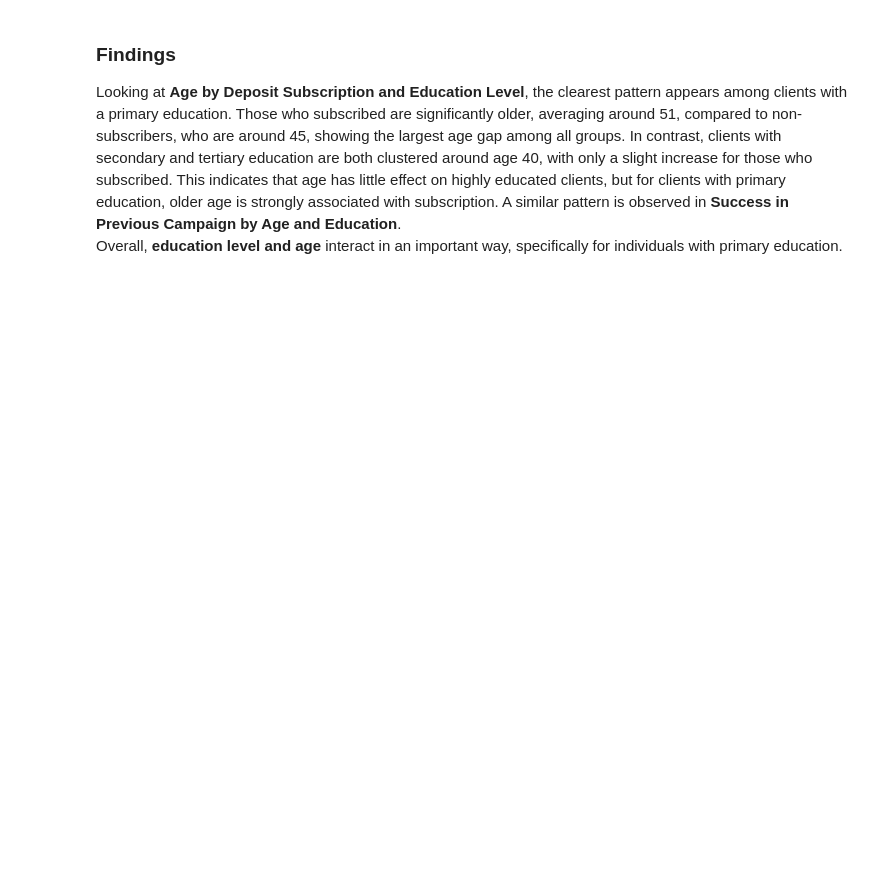
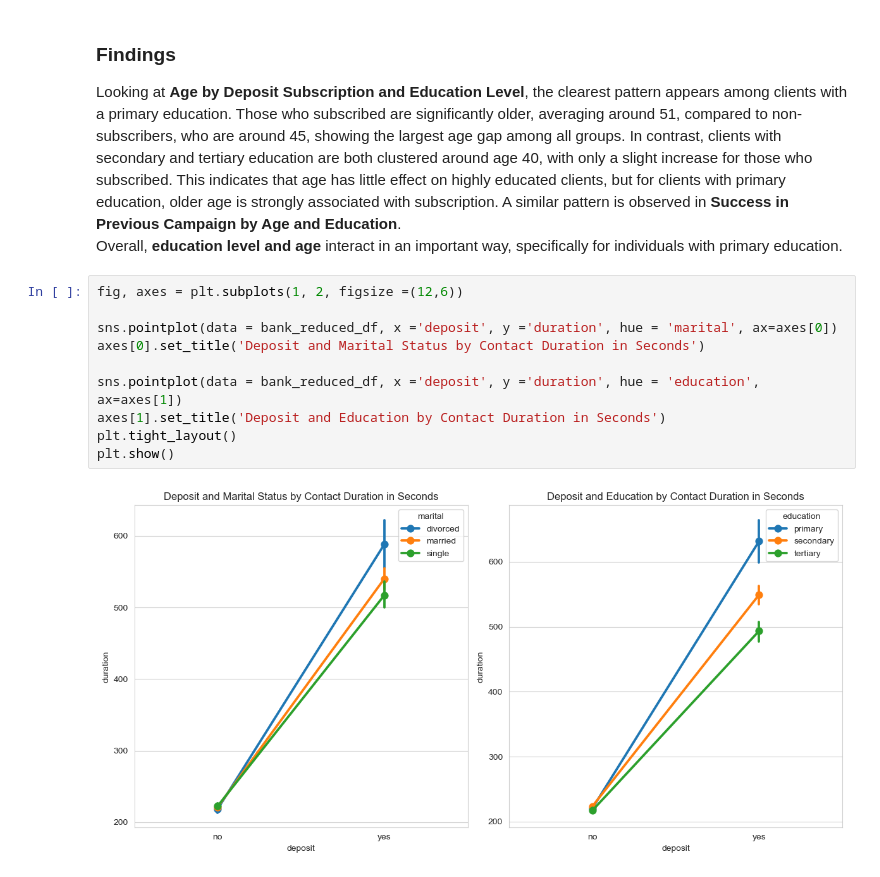
Before and after one commit to samermarroki/ADS500Bfinalproject, a Jupyter notebook: data_analysis/visualization_and_data_analysis.ipynb, the cells around one changed output. Saved outputs shown, nothing was run; the diff lists cells and outputs as text; blank space fills up the shorter version.

```diff
--- a/data_analysis/visualization_and_data_analysis.ipynb
+++ b/data_analysis/visualization_and_data_analysis.ipynb
@@ -467,3 +451,15 @@ plt.show()
 ### Findings
 Looking at **Age by Deposit Subscription and Education Level**, the clearest pattern appears among clients with a primary education. Those who subscribed are significantly older, averaging around 51, compared to non-subscribers, who are around 45, showing the largest age gap among all groups. In contrast, clients with secondary and tertiary education are both clustered around age 40, with only a slight increase for those who subscribed. This indicates that age has little effect on highly educated clients, but for clients with primary education, older age is strongly associated with subscription. A similar pattern is observed in **Success in Previous Campaign by Age and Education**.
 Overall, **education level and age** interact in an important way, specifically for individuals with primary education.
+# %%
+fig, axes = plt.subplots(1, 2, figsize =(12,6))
+
+sns.pointplot(data = bank_reduced_df, x ='deposit', y ='duration', hue = 'marital', ax=axes[0])
+axes[0].set_title('Deposit and Marital Status by Contact Duration in Seconds')
+
+sns.pointplot(data = bank_reduced_df, x ='deposit', y ='duration', hue = 'education', ax=axes[1])
+axes[1].set_title('Deposit and Education by Contact Duration in Seconds')
+plt.tight_layout()
+plt.show()
+# %% [output]
+[figure, added]
```
Also changed, not shown: parts of 18 cells of this notebook, 9 other files.
